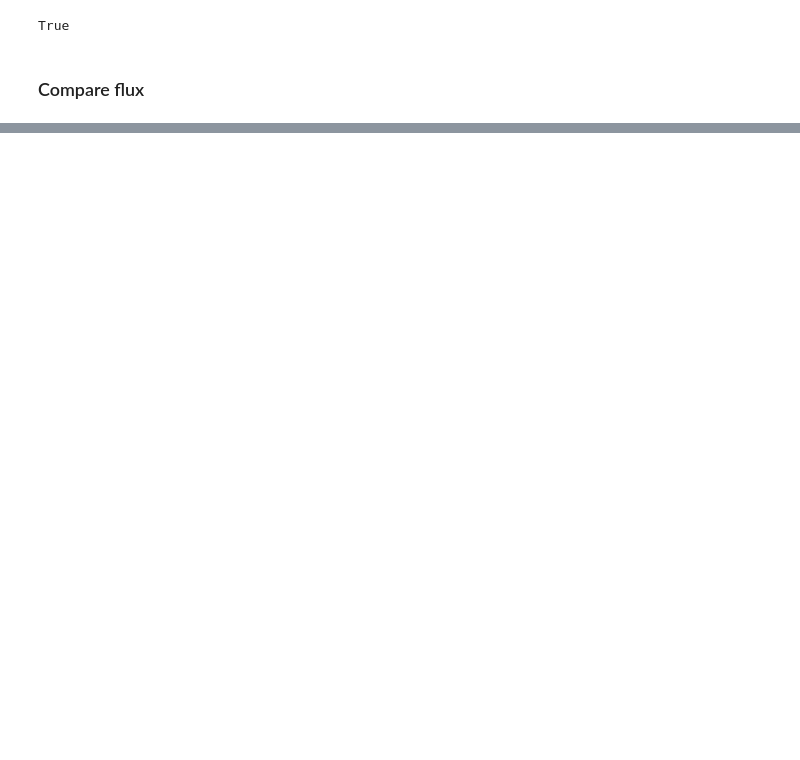
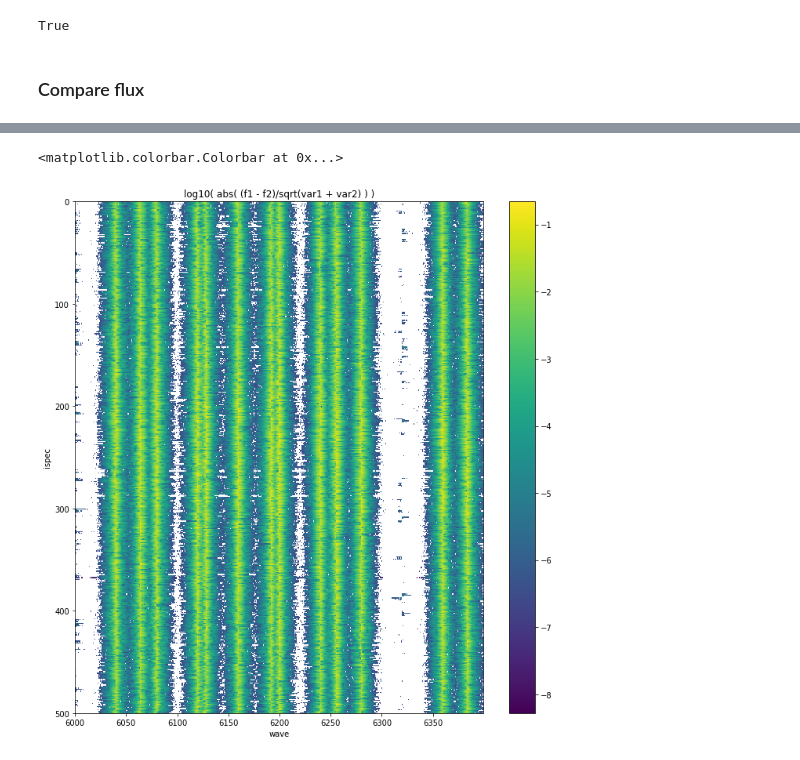
Before and after one commit to desihub/gpu_specter, a Jupyter notebook: nb/CompareFullExtraction.ipynb, the cells around one changed output, grey strips where cells are left out. Saved outputs shown, nothing was run; the diff lists cells and outputs as text; code cells hidden in the pictures; blank space fills up the shorter version.

```diff
--- a/nb/CompareFullExtraction.ipynb
+++ b/nb/CompareFullExtraction.ipynb
@@ -106,0 +144,19 @@ ax.set_title('np.isclose(desi, spex)')
+# %%
+fig, ax = plt.subplots(figsize=(12, 12))
+extent = [wmin, wmax, nspec, 0]
+im = ax.imshow(
+    np.log10(np.abs(diff)),
+    extent=extent,
+    interpolation='none',
+)
+# Draw red vertical lines at patch wavelength boundary
+# ax.vlines(np.arange(wmin, wmax, 50*dw), 0, nspec, color='red', lw=3)
+# ax.vlines(np.arange(wmin, wmax, 80*dw), 0, nspec, color='blue', lw=3, linestyles='dashed')
+
+ax.set_ylabel('ispec')
+ax.set_xlabel('wave')
+ax.set_title('log10( abs( (f1 - f2)/sqrt(var1 + var2) ) )')
+fig.colorbar(im, ax=ax)
+# %% [output]
+<matplotlib.colorbar.Colorbar at 0x...>
+[figure, added]
```
Also changed, not shown: parts of 12 cells of this notebook.
